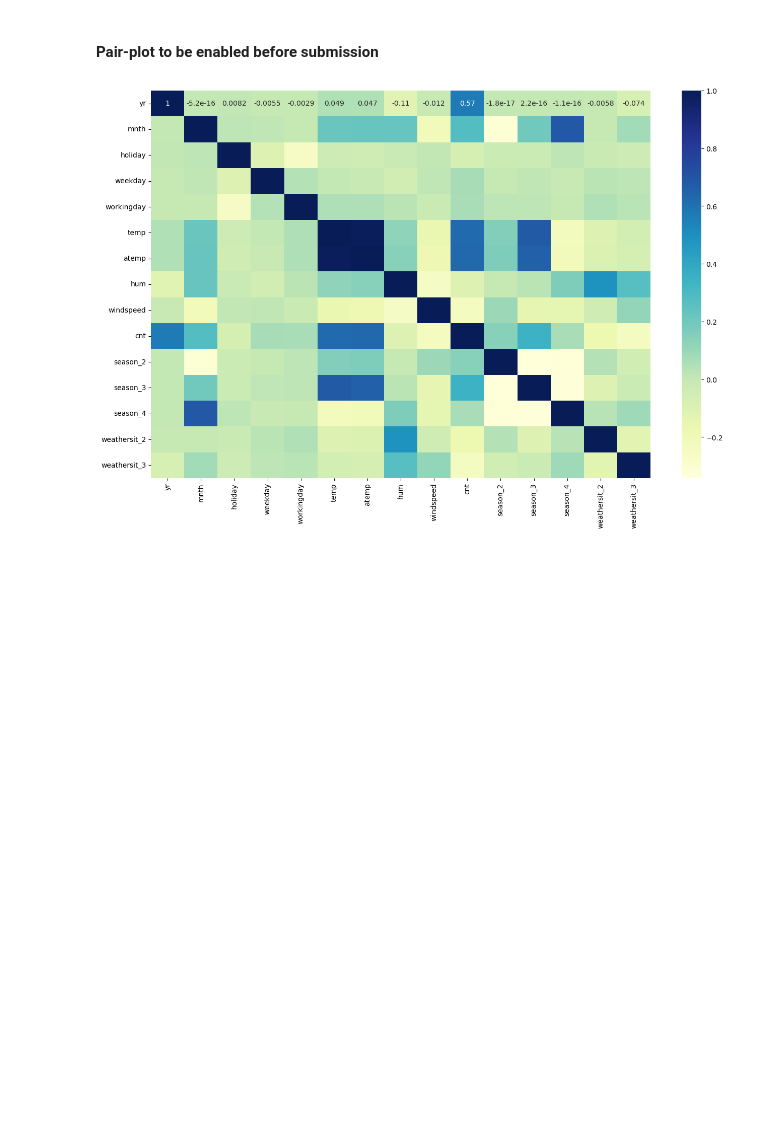
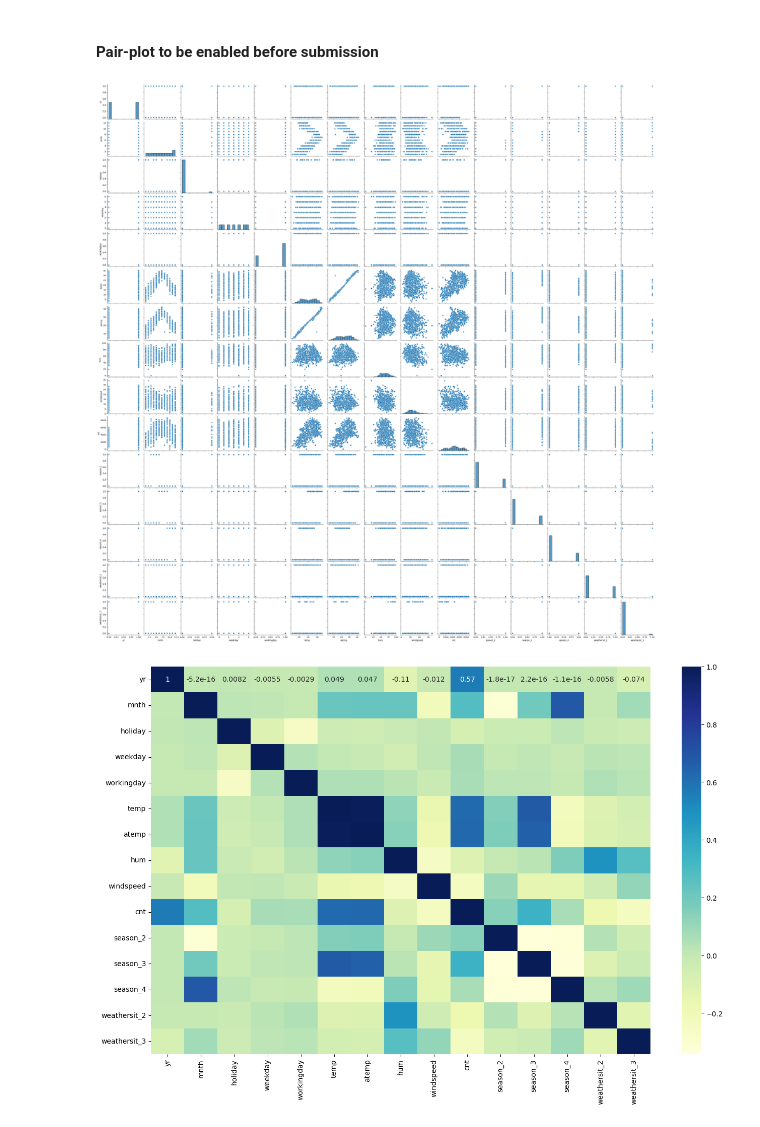
Before and after one commit to singh-anshuman/bike-sharing-lr-assignment, a Jupyter notebook: Bike_Sharing_Assignment.ipynb, the cells around one changed output. Cells and saved outputs as stored; diff of their text form; code cells hidden in the pictures; blank space fills up the shorter version.

```diff
--- a/Bike_Sharing_Assignment.ipynb
+++ b/Bike_Sharing_Assignment.ipynb
@@ -243,8 +243,10 @@ In this step the idea is to get an __initial idea__ about following things:
 # %% [markdown]
 #### Pair-plot to be enabled before submission
 # %%
-# sns.pairplot(bike_df)
-# plt.show()
+sns.pairplot(bike_df)
+plt.show()
+# %% [output]
+[figure, added]
 # %%
 plt.figure(figsize = (16, 10))
 sns.heatmap(bike_df.corr(), annot = True, cmap="YlGnBu")
```
Also changed, not shown: parts of 6 cells of this notebook.
